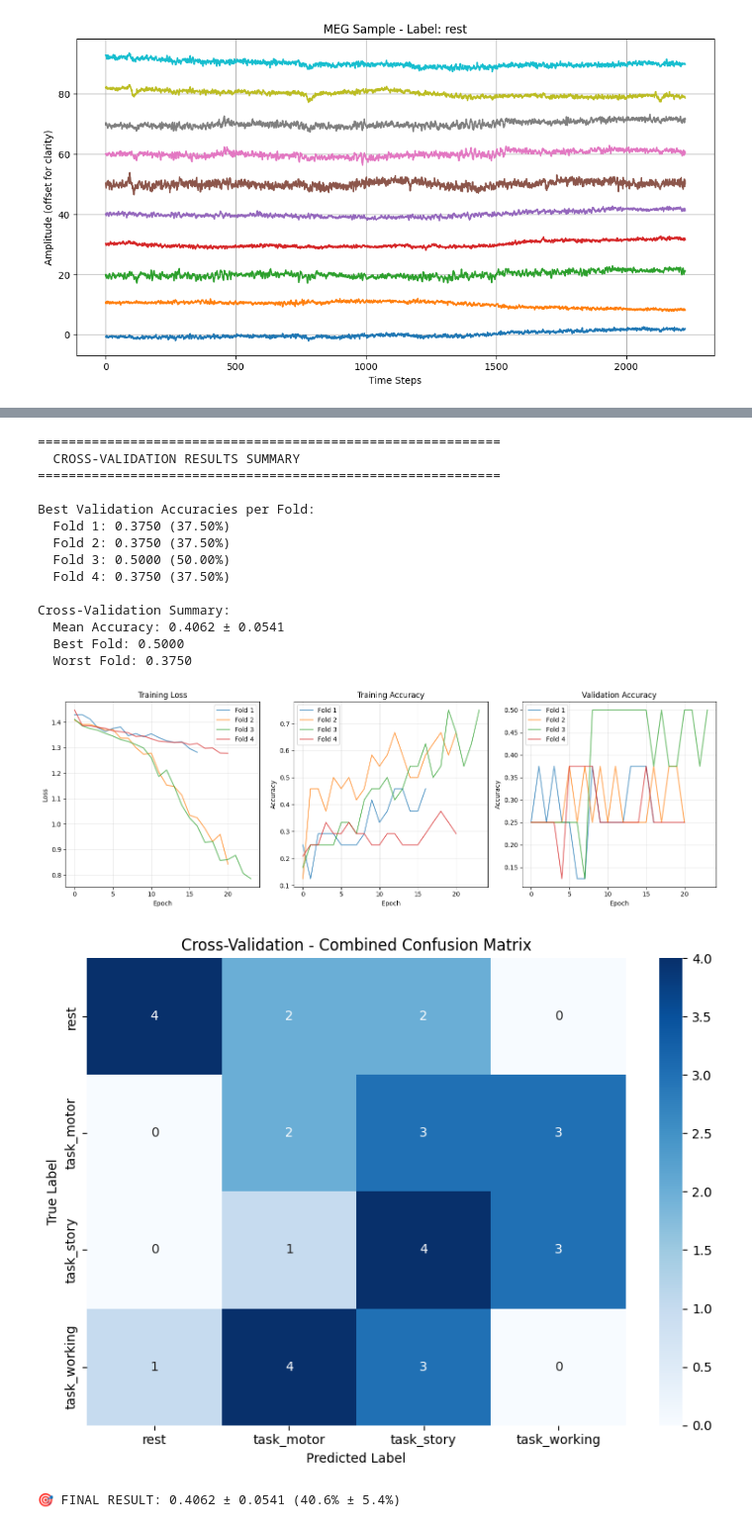
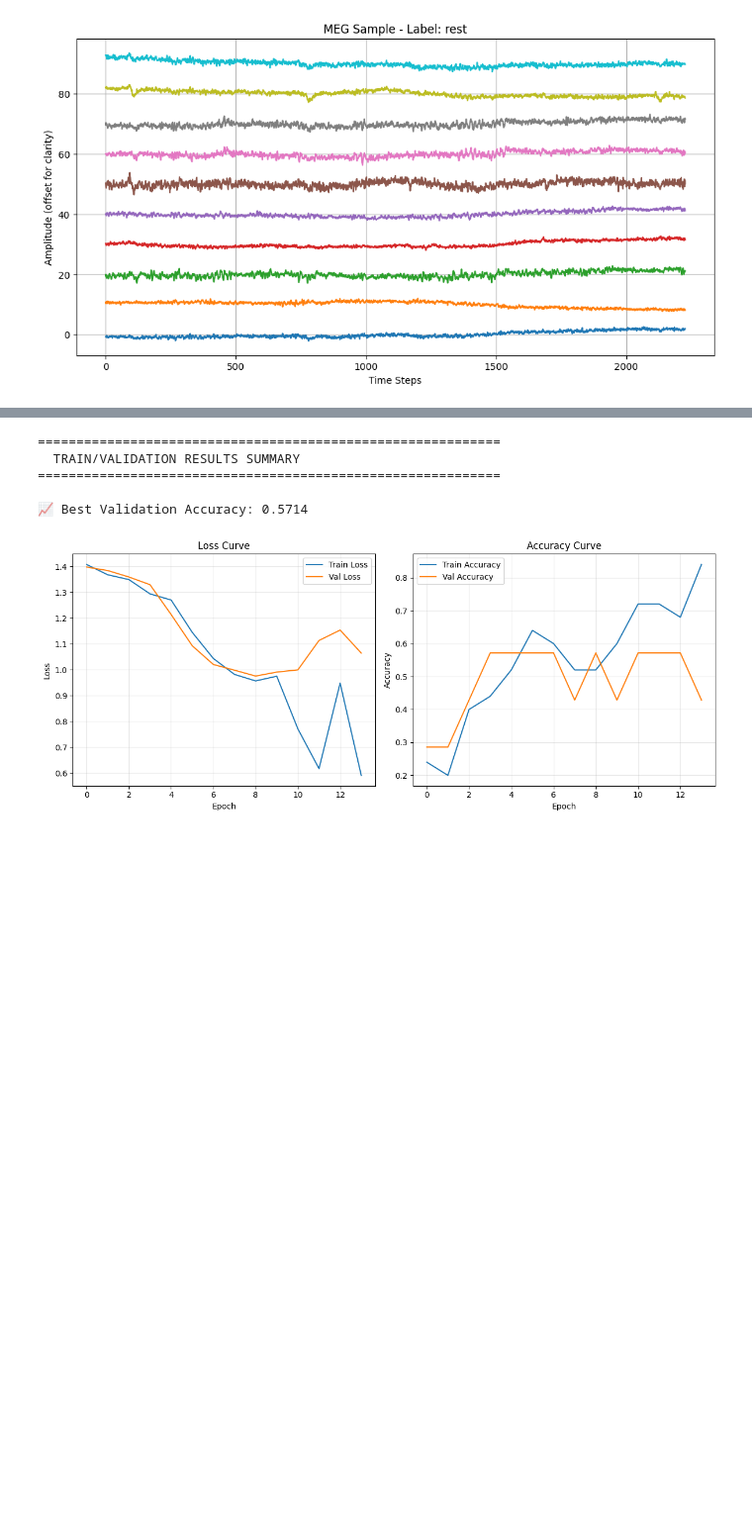
Before and after one commit to tjubes/DL_2, a Jupyter notebook: intra_TrainTest.ipynb, the cells around one changed output, grey strips where cells are left out. Shown at 99% size. Drawn from its saved outputs; the diff is of its cells as text; code cells hidden in the pictures; blank space fills up the shorter version.

Commit message:
Intra CV and TainTest fixed bugs

```diff
--- a/intra_TrainTest.ipynb
+++ b/intra_TrainTest.ipynb
@@ -307,13 +280,0 @@ Model input shape expected: (batch, 1, 248, 2227)
-# %%
-def create_dataloaders(train_data, train_labels, test_data, test_labels, batch_size=4):
-    """Create PyTorch DataLoaders from your loaded data"""
-
-    # Create datasets
-    train_dataset = MEGDataset(train_data, train_labels, LABEL_MAP)
-    test_dataset = MEGDataset(test_data, test_labels, LABEL_MAP)
-
-    # Create dataloaders with num_workers=0 to avoid multiprocessing issues
-    trainloader = DataLoader(train_dataset, batch_size=batch_size, shuffle=True, num_workers=0)
-    testloader = DataLoader(test_dataset, batch_size=batch_size, shuffle=False, num_workers=0)
-
-    return trainloader, testloader
@@ -389,0 +281,14 @@ Test label distribution:
+# %%
+train_data_split, val_data_split, train_labels_split, val_labels_split = train_test_split(
+    train_data,
+    train_labels,
+    test_size=0.2,            # 20% for validation
+    stratify=train_labels,    # Optional: maintain class balance
+    random_state=42
+)
+
+trainloader = create_dataloaders(train_data_split, train_labels_split, LABEL_MAP, batch_size=4, suffle=True, num_workers=0)
+valloader   = create_dataloaders(val_data_split, val_labels_split, LABEL_MAP, batch_size=4, suffle=False, num_workers=0)
+testloader  = create_dataloaders(test_data, test_labels, LABEL_MAP, batch_size=4, suffle=False, num_workers=0)
+
+print(f"Train batches: {len(trainloader)}, Val batches: {len(valloader)}, Test batches: {len(testloader)}")
@@ -453,23 +336,9 @@ Fold 4 Best Val Accuracy: 0.3750
 # %%
-# Analyze results
-mean_acc, std_acc = analyze_cv_results(fold_results, all_histories, LABEL_MAP)
-
-print(f"\n🎯 FINAL RESULT: {mean_acc:.4f} ± {std_acc:.4f} ({mean_acc*100:.1f}% ± {std_acc*100:.1f}%)")
+analyze_train_val_results(results)
 # %% [output]
 ============================================================
-  CROSS-VALIDATION RESULTS SUMMARY
+  TRAIN/VALIDATION RESULTS SUMMARY
 ============================================================
 
-Best Validation Accuracies per Fold:
-  Fold 1: 0.3750 (37.50%)
-  Fold 2: 0.3750 (37.50%)
-  Fold 3: 0.5000 (50.00%)
-  Fold 4: 0.3750 (37.50%)
-
-Cross-Validation Summary:
-  Mean Accuracy: 0.4062 ± 0.0541
-  Best Fold: 0.5000
-  Worst Fold: 0.3750
+📈 Best Validation Accuracy: 0.5714
-[figure, old version]
+[figure, new version]
-[figure, removed]
-🎯 FINAL RESULT: 0.4062 ± 0.0541 (40.6% ± 5.4%)
```
Also changed, not shown: parts of 15 cells of this notebook, 2 other files.
